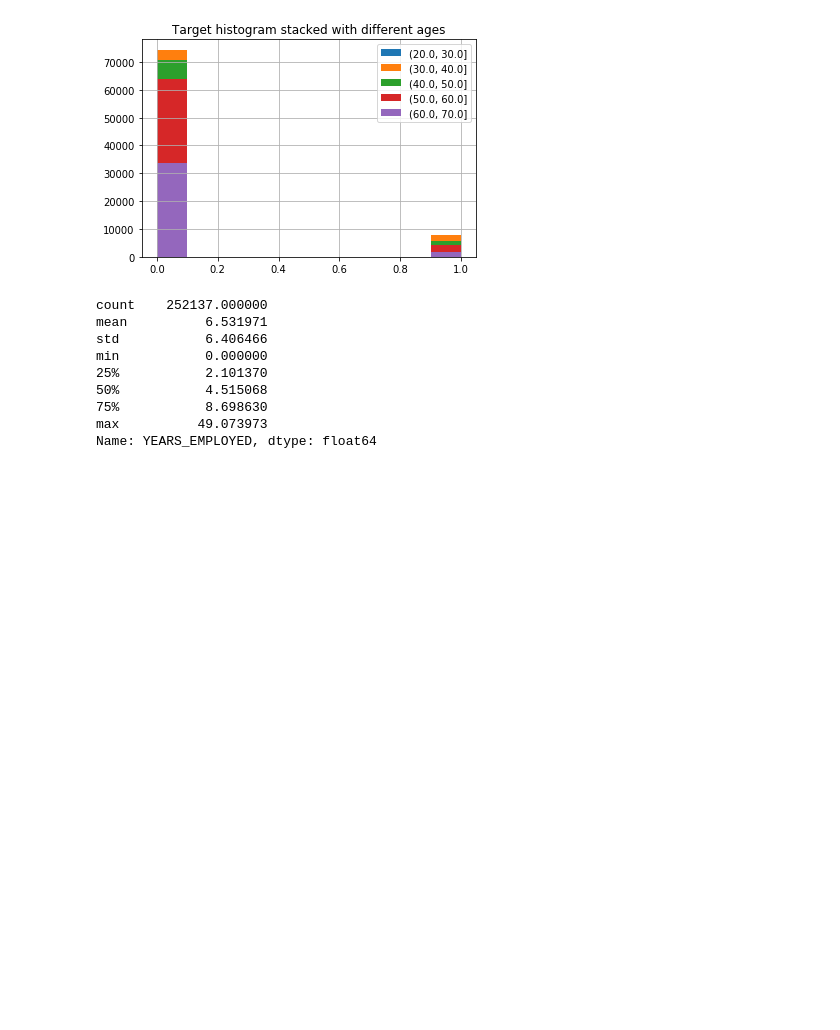
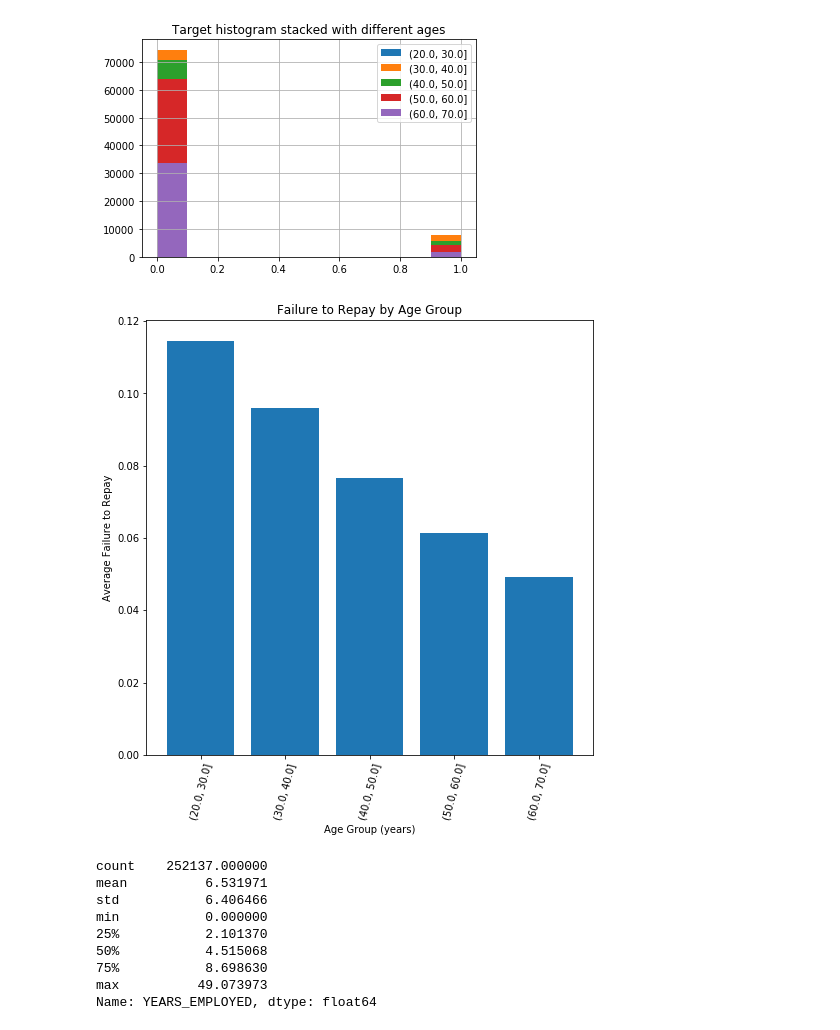
Before and after one commit to gary8564/3rd-ML100Days, a Jupyter notebook: homework/Day_018_HW.ipynb, the cells around one changed output. Drawn from its saved outputs; the diff is of its cells as text; code cells hidden in the pictures; blank space fills up the shorter version.

```diff
--- a/homework/Day_018_HW.ipynb
+++ b/homework/Day_018_HW.ipynb
@@ -112,6 +115,17 @@ plt.title('Target histogram stacked with different ages')
 plt.show()
 # %% [output]
 [figure]
+# %%
+# 依照組別彙整年齡資料 "每一欄的平均值"
+age_groups  = app_train.groupby('YEARS_BIRTH_GROUP').mean()
+plt.figure(figsize = (8, 8))
+# 繪製目標值平均與分組組別的長條圖
+plt.bar(range(len(age_groups.index)), age_groups['TARGET'])
+# 加上 X, y 座標說明, 以及圖表的標題
+plt.xticks(range(len(age_groups.index)), age_groups.index, rotation = 75); plt.xlabel('Age Group (years)'); plt.ylabel('Average Failure to Repay')
+plt.title('Failure to Repay by Age Group');
+# %% [output]
+[figure, added]
 # %%
 #受雇日數(DAYS_EMPLOYED)取絕對值
 app_train['DAYS_EMPLOYED'] = abs(app_train['DAYS_EMPLOYED'])
```
Also changed, not shown: parts of 1 cell of this notebook.
